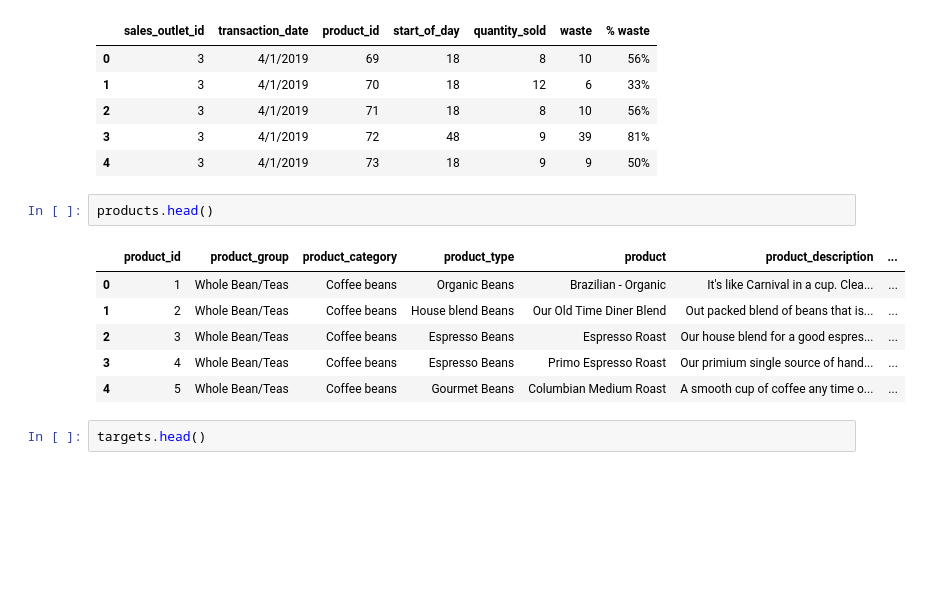
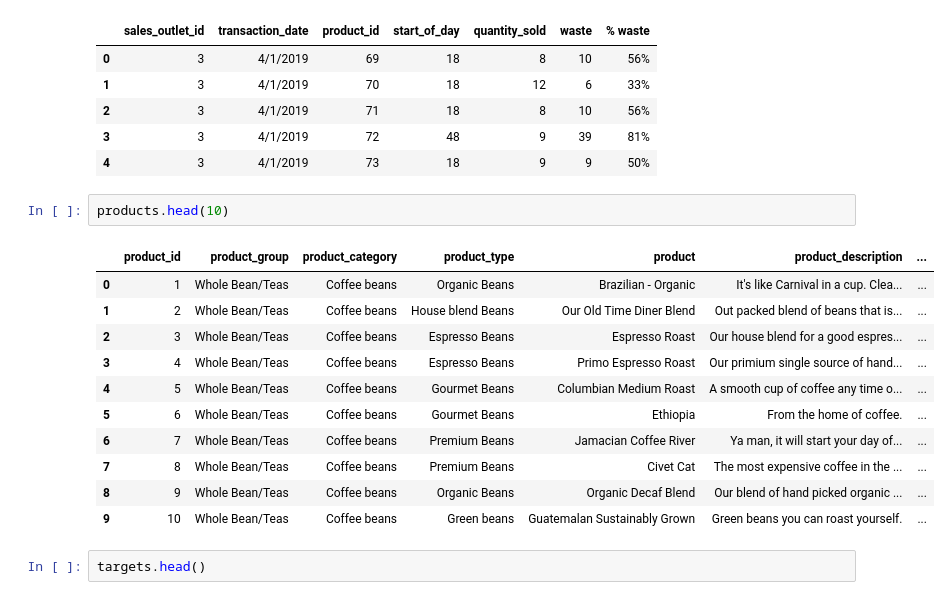
Before and after one commit to coffee-shop-analysis/coffee_project, a Jupyter notebook: acquire.ipynb, the cells around one changed output. Cells and saved outputs as stored; diff of their text form; blank space fills up the shorter version.

```diff
--- a/acquire.ipynb
+++ b/acquire.ipynb
@@ -121,14 +211,19 @@ pastry_inv.head()
 | 3 | 3 | 4/1/2019 | 72 | 48 | 9 | 39 | 81% |
 | 4 | 3 | 4/1/2019 | 73 | 18 | 9 | 9 | 50% |
 # %%
-products.head()
+products.head(10)
 # %% [output]
 |  | product_id | product_group | product_category | product_type | product | product_description | ... |
 | 0 | 1 | Whole Bean/Teas | Coffee beans | Organic Beans | Brazilian - Organic | It's like Carnival in a cup. Clea... | ... |
 | 1 | 2 | Whole Bean/Teas | Coffee beans | House blend Beans | Our Old Time Diner Blend | Out packed blend of beans that is... | ... |
 | 2 | 3 | Whole Bean/Teas | Coffee beans | Espresso Beans | Espresso Roast | Our house blend for a good espres... | ... |
 | 3 | 4 | Whole Bean/Teas | Coffee beans | Espresso Beans | Primo Espresso Roast | Our primium single source of hand... | ... |
 | 4 | 5 | Whole Bean/Teas | Coffee beans | Gourmet Beans | Columbian Medium Roast | A smooth cup of coffee any time o... | ... |
+| 5 | 6 | Whole Bean/Teas | Coffee beans | Gourmet Beans | Ethiopia | From the home of coffee. | ... |
+| 6 | 7 | Whole Bean/Teas | Coffee beans | Premium Beans | Jamacian Coffee River | Ya man, it will start your day of... | ... |
+| 7 | 8 | Whole Bean/Teas | Coffee beans | Premium Beans | Civet Cat | The most expensive coffee in the ... | ... |
+| 8 | 9 | Whole Bean/Teas | Coffee beans | Organic Beans | Organic Decaf Blend | Our blend of hand picked organic ... | ... |
+| 9 | 10 | Whole Bean/Teas | Coffee beans | Green beans | Guatemalan Sustainably Grown | Green beans you can roast yourself. | ... |
 # %%
 targets.head()
 # %% [output]
```
Also changed, not shown: parts of 23 cells of this notebook.
